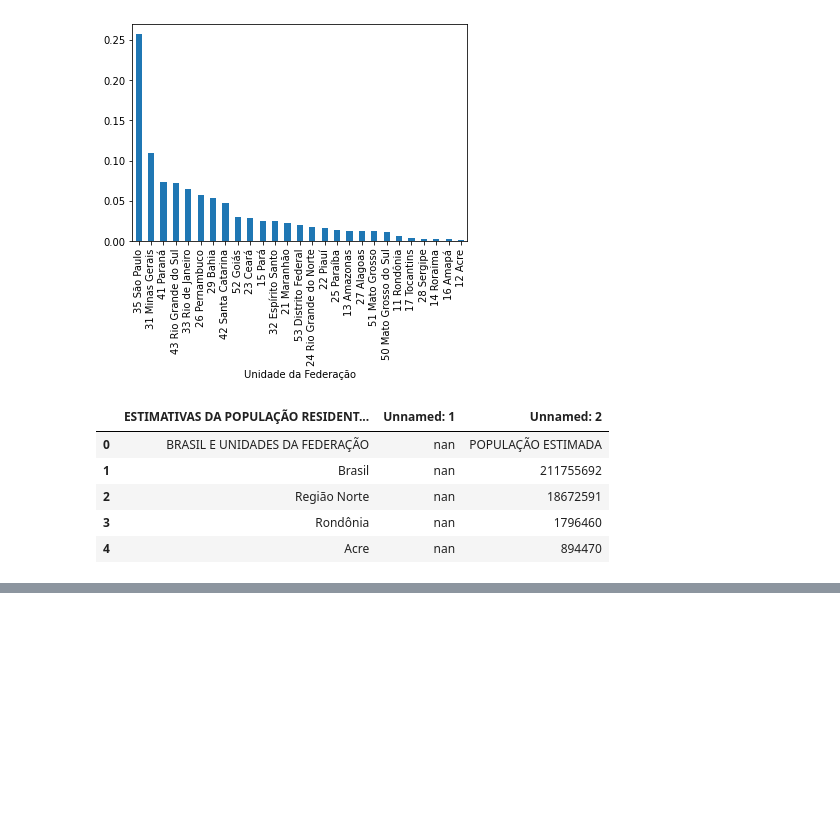
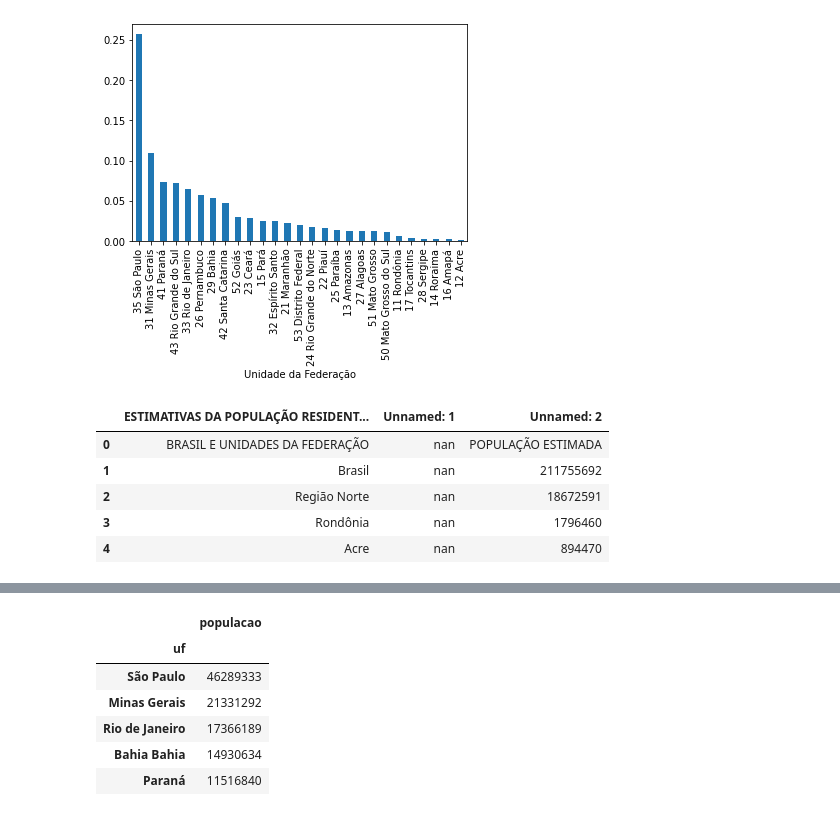
Before and after one commit to p3dr3nriqu3/boocamp_alura, a Jupyter notebook: Bootcamp_Datascience.ipynb, the cells around one changed output, grey strips where cells are left out. Cells and saved outputs as stored; diff of their text form; code cells hidden in the pictures; blank space fills up the shorter version.

```diff
--- a/Bootcamp_Datascience.ipynb
+++ b/Bootcamp_Datascience.ipynb
@@ -528,0 +556,11 @@ pd.read_csv(dados_da_populacao_io, sep= "\t")
+# %%
+populacao.index = populacao.index.str.strip()
+populacao.head()
+# %% [output]
+|  | populacao |
+| uf |  |
+| São Paulo | 46289333 |
+| Minas Gerais | 21331292 |
+| Rio de Janeiro | 17366189 |
+| Bahia Bahia | 14930634 |
+| Paraná | 11516840 |
```
Also changed, not shown: parts of 11 cells of this notebook.
